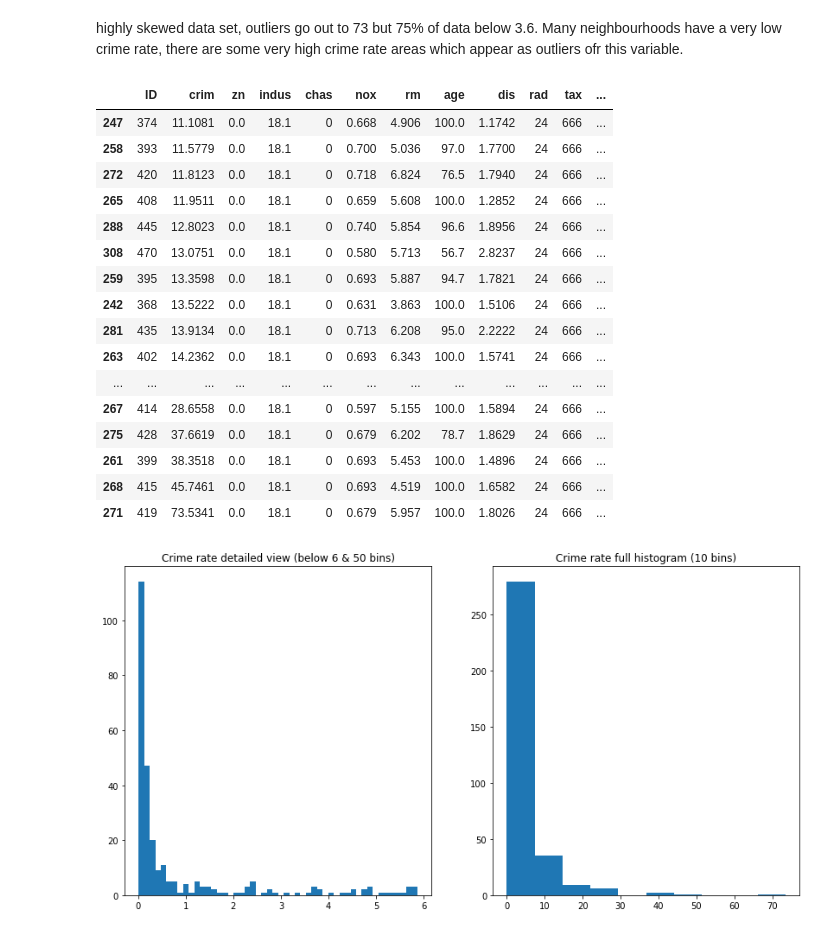
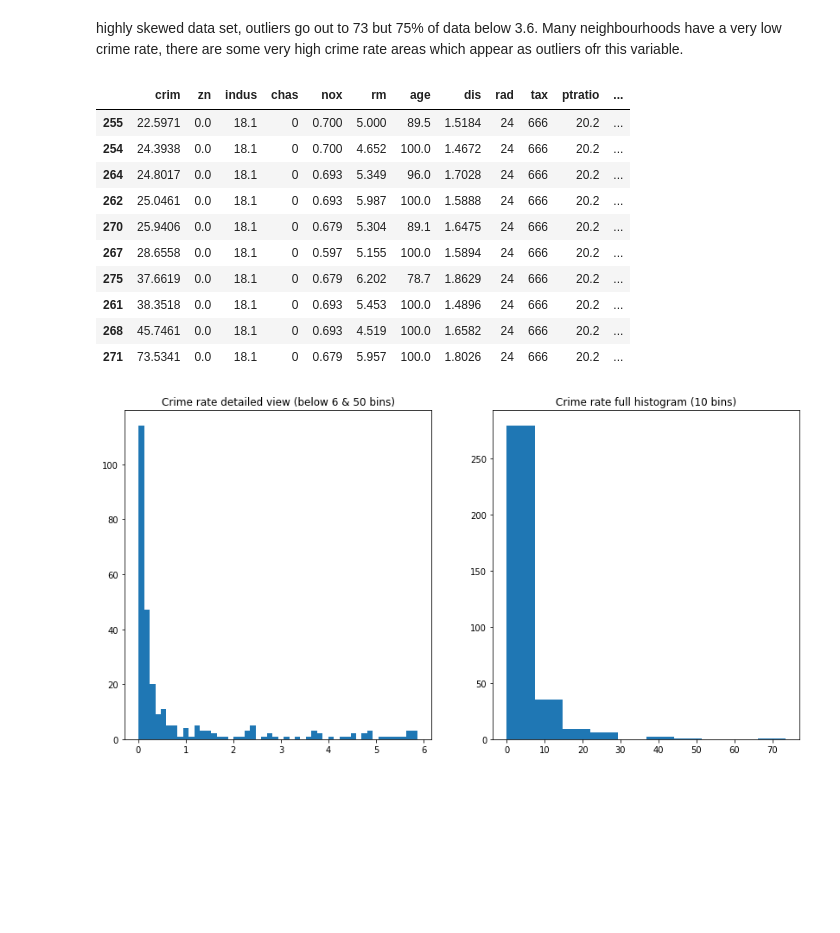
Before and after one commit to ktzioumis/dsc-1-03-16-eda-with-pandas-using-the-boston-housing-data-lab-online-ds-pt-112618, a Jupyter notebook: index.ipynb, the cells around one changed output. Saved outputs shown, nothing was run; the diff lists cells and outputs as text; code cells hidden in the pictures; blank space fills up the shorter version.

```diff
--- a/index.ipynb
+++ b/index.ipynb
@@ -137,5 +137,3 @@ Name: chas, dtype: int64
 relatively few entries border charles river. 20 entries =~6%
 # %% [markdown]
 medv (median house value) appears to have very normal distribution, median and mean close together.
-# %%
-bhd.set_index('ID') #ID column is set to dataframe index - that seems to be what it was for...
@@ -162,2 +140,4 @@ bhd.set_index('ID') #ID column is set to dataframe index - that seems to be what
+# %%
+bhd=bhd.drop(columns='ID') #drop ID column. seems pointless
 # %%
 pd.plotting.scatter_matrix(bhd)
@@ -200,25 +206,19 @@ Name: crim, dtype: float64
 # %% [markdown]
 highly skewed data set, outliers go out to 73 but 75% of data below 3.6. Many neighbourhoods have a very low crime rate, there are some very high crime rate areas which appear as outliers ofr this variable.
 # %%
-bhd.sort_values(['crim']).tail(30) #bottom 4 scores stand out from the pack,
+bhd.sort_values(['crim']).tail(10) #bottom 4 scores stand out from the pack,
 # %% [output]
-|  | ID | crim | zn | indus | chas | nox | rm | age | dis | rad | tax | ... |
-| 247 | 374 | 11.1081 | 0.0 | 18.1 | 0 | 0.668 | 4.906 | 100.0 | 1.1742 | 24 | 666 | ... |
-| 258 | 393 | 11.5779 | 0.0 | 18.1 | 0 | 0.700 | 5.036 | 97.0 | 1.7700 | 24 | 666 | ... |
-| 272 | 420 | 11.8123 | 0.0 | 18.1 | 0 | 0.718 | 6.824 | 76.5 | 1.7940 | 24 | 666 | ... |
-| 265 | 408 | 11.9511 | 0.0 | 18.1 | 0 | 0.659 | 5.608 | 100.0 | 1.2852 | 24 | 666 | ... |
-| 288 | 445 | 12.8023 | 0.0 | 18.1 | 0 | 0.740 | 5.854 | 96.6 | 1.8956 | 24 | 666 | ... |
-| 308 | 470 | 13.0751 | 0.0 | 18.1 | 0 | 0.580 | 5.713 | 56.7 | 2.8237 | 24 | 666 | ... |
-| 259 | 395 | 13.3598 | 0.0 | 18.1 | 0 | 0.693 | 5.887 | 94.7 | 1.7821 | 24 | 666 | ... |
-| 242 | 368 | 13.5222 | 0.0 | 18.1 | 0 | 0.631 | 3.863 | 100.0 | 1.5106 | 24 | 666 | ... |
-| 281 | 435 | 13.9134 | 0.0 | 18.1 | 0 | 0.713 | 6.208 | 95.0 | 2.2222 | 24 | 666 | ... |
-| 263 | 402 | 14.2362 | 0.0 | 18.1 | 0 | 0.693 | 6.343 | 100.0 | 1.5741 | 24 | 666 | ... |
-| ... | ... | ... | ... | ... | ... | ... | ... | ... | ... | ... | ... | ... |
-| 267 | 414 | 28.6558 | 0.0 | 18.1 | 0 | 0.597 | 5.155 | 100.0 | 1.5894 | 24 | 666 | ... |
-| 275 | 428 | 37.6619 | 0.0 | 18.1 | 0 | 0.679 | 6.202 | 78.7 | 1.8629 | 24 | 666 | ... |
-| 261 | 399 | 38.3518 | 0.0 | 18.1 | 0 | 0.693 | 5.453 | 100.0 | 1.4896 | 24 | 666 | ... |
-| 268 | 415 | 45.7461 | 0.0 | 18.1 | 0 | 0.693 | 4.519 | 100.0 | 1.6582 | 24 | 666 | ... |
-| 271 | 419 | 73.5341 | 0.0 | 18.1 | 0 | 0.679 | 5.957 | 100.0 | 1.8026 | 24 | 666 | ... |
+|  | crim | zn | indus | chas | nox | rm | age | dis | rad | tax | ptratio | ... |
+| 255 | 22.5971 | 0.0 | 18.1 | 0 | 0.700 | 5.000 | 89.5 | 1.5184 | 24 | 666 | 20.2 | ... |
+| 254 | 24.3938 | 0.0 | 18.1 | 0 | 0.700 | 4.652 | 100.0 | 1.4672 | 24 | 666 | 20.2 | ... |
+| 264 | 24.8017 | 0.0 | 18.1 | 0 | 0.693 | 5.349 | 96.0 | 1.7028 | 24 | 666 | 20.2 | ... |
+| 262 | 25.0461 | 0.0 | 18.1 | 0 | 0.693 | 5.987 | 100.0 | 1.5888 | 24 | 666 | 20.2 | ... |
+| 270 | 25.9406 | 0.0 | 18.1 | 0 | 0.679 | 5.304 | 89.1 | 1.6475 | 24 | 666 | 20.2 | ... |
+| 267 | 28.6558 | 0.0 | 18.1 | 0 | 0.597 | 5.155 | 100.0 | 1.5894 | 24 | 666 | 20.2 | ... |
+| 275 | 37.6619 | 0.0 | 18.1 | 0 | 0.679 | 6.202 | 78.7 | 1.8629 | 24 | 666 | 20.2 | ... |
+| 261 | 38.3518 | 0.0 | 18.1 | 0 | 0.693 | 5.453 | 100.0 | 1.4896 | 24 | 666 | 20.2 | ... |
+| 268 | 45.7461 | 0.0 | 18.1 | 0 | 0.693 | 4.519 | 100.0 | 1.6582 | 24 | 666 | 20.2 | ... |
+| 271 | 73.5341 | 0.0 | 18.1 | 0 | 0.679 | 5.957 | 100.0 | 1.8026 | 24 | 666 | 20.2 | ... |
 # %%
 bhdcrimfig=plt.figure(figsize=(14,7))
 ax1= bhdcrimfig.add_subplot(121)
```
Also changed, not shown: parts of 27 cells of this notebook.
